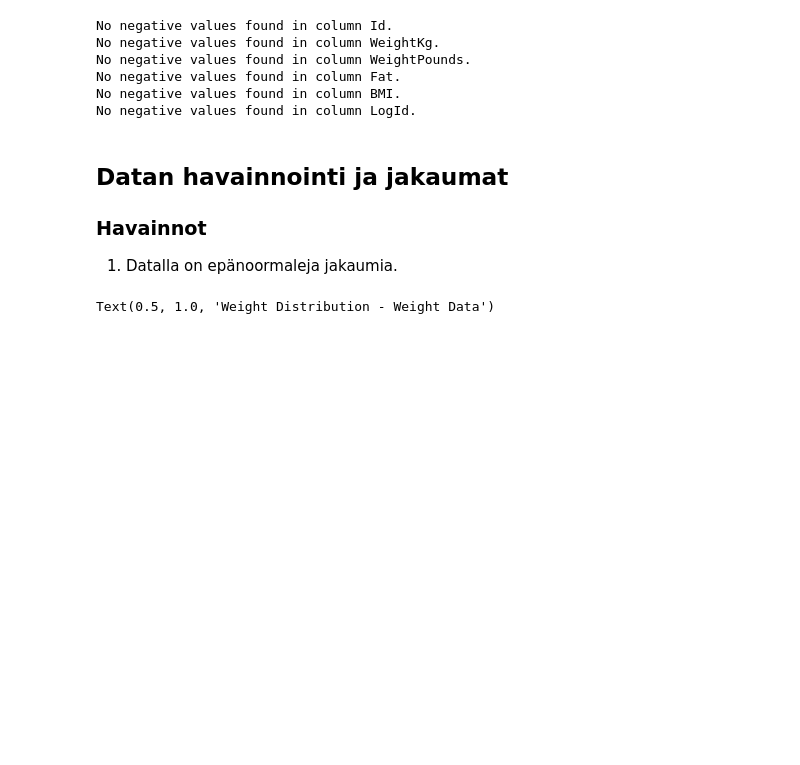
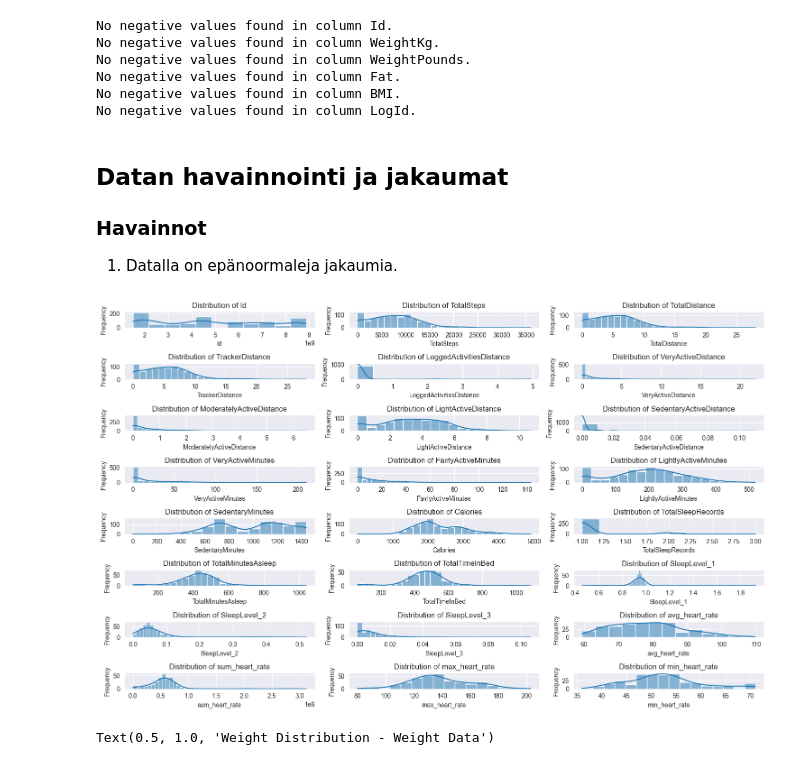
Before and after one commit to kismet85/dkkoAssignments, a Jupyter notebook: Projekti/JaninVersio.ipynb, the cells around one changed output. Drawn from its saved outputs; the diff is of its cells as text; code cells hidden in the pictures; blank space fills up the shorter version.

```diff
--- a/Projekti/JaninVersio.ipynb
+++ b/Projekti/JaninVersio.ipynb
@@ -201,6 +201,23 @@ No negative values found in column LogId.
 
 ### Havainnot
 1. Datalla on epänoormaleja jakaumia.
+# %%
+# Select numerical columns
+numerical_columns = dailyData.select_dtypes(include=['number']).columns
+
+# Plot distributions for each numerical column
+plt.figure(figsize=(15, 10))
+for i, column in enumerate(numerical_columns, 1):
+    plt.subplot(len(numerical_columns) // 3 + 1, 3, i)
+    sns.histplot(dailyData[column], kde=True)
+    plt.title(f'Distribution of {column}')
+    plt.xlabel(column)
+    plt.ylabel('Frequency')
+
+plt.tight_layout()
+plt.show()
+# %% [output]
+[figure, added]
 # %%
 plt.subplot(2, 2, 3)
 sns.histplot(weight_data['WeightKg'], kde=True, color='orange')
```
Also changed, not shown: parts of 3 cells of this notebook.
